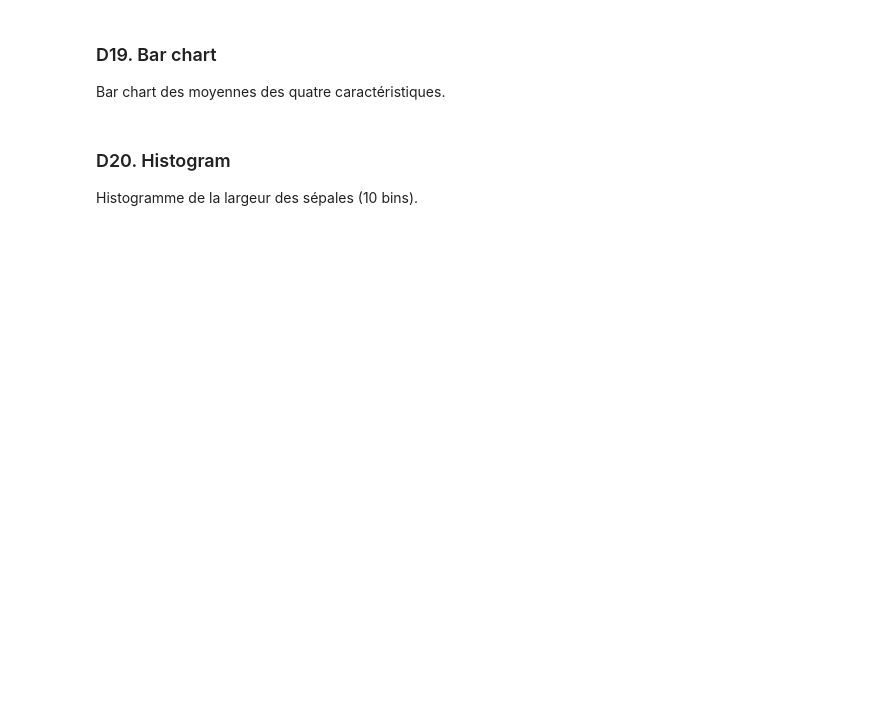
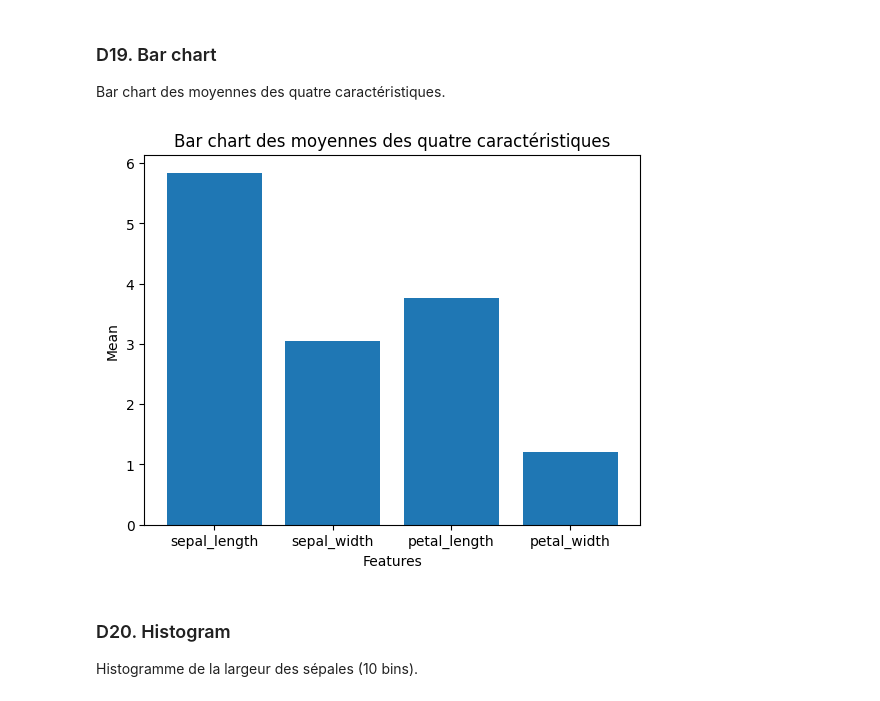
Before and after one commit to USMS-FPK-IA-GI-2025/controle-01-numpy-and-matplotlib-iris-azlafi-salah-eddine, a Jupyter notebook: notebooks/controle_numpy_matplotlib.ipynb, the cells around one changed output. Drawn from its saved outputs; the diff is of its cells as text; code cells hidden in the pictures; blank space fills up the shorter version.

```diff
--- a/notebooks/controle_numpy_matplotlib.ipynb
+++ b/notebooks/controle_numpy_matplotlib.ipynb
@@ -297,3 +313,15 @@ Bar chart des moyennes des quatre caractéristiques.
+# %%
+# Votre code ici
+
+mean_features = np.mean(features,axis=0)
+
+plt.bar(['sepal_length','sepal_width','petal_length','petal_width'],mean_features)
+plt.xlabel("Features")
+plt.ylabel("Mean")
+plt.title("Bar chart des moyennes des quatre caractéristiques")
+plt.show()
+# %% [output]
+[figure, added]
 # %% [markdown]
 ### D20. Histogram
 Histogramme de la largeur des sépales (10 bins).
```
Also changed, not shown: parts of 27 cells of this notebook.
